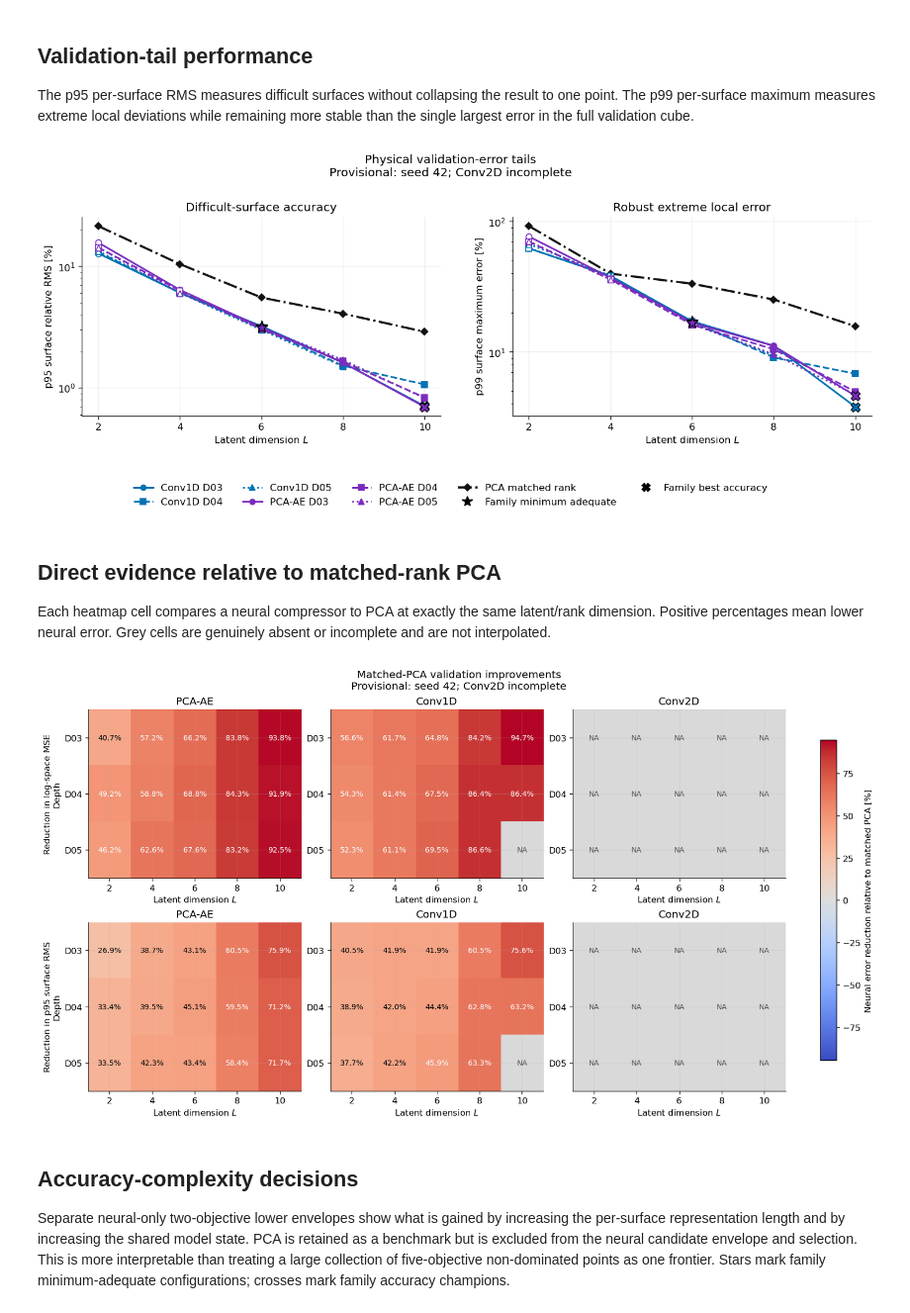
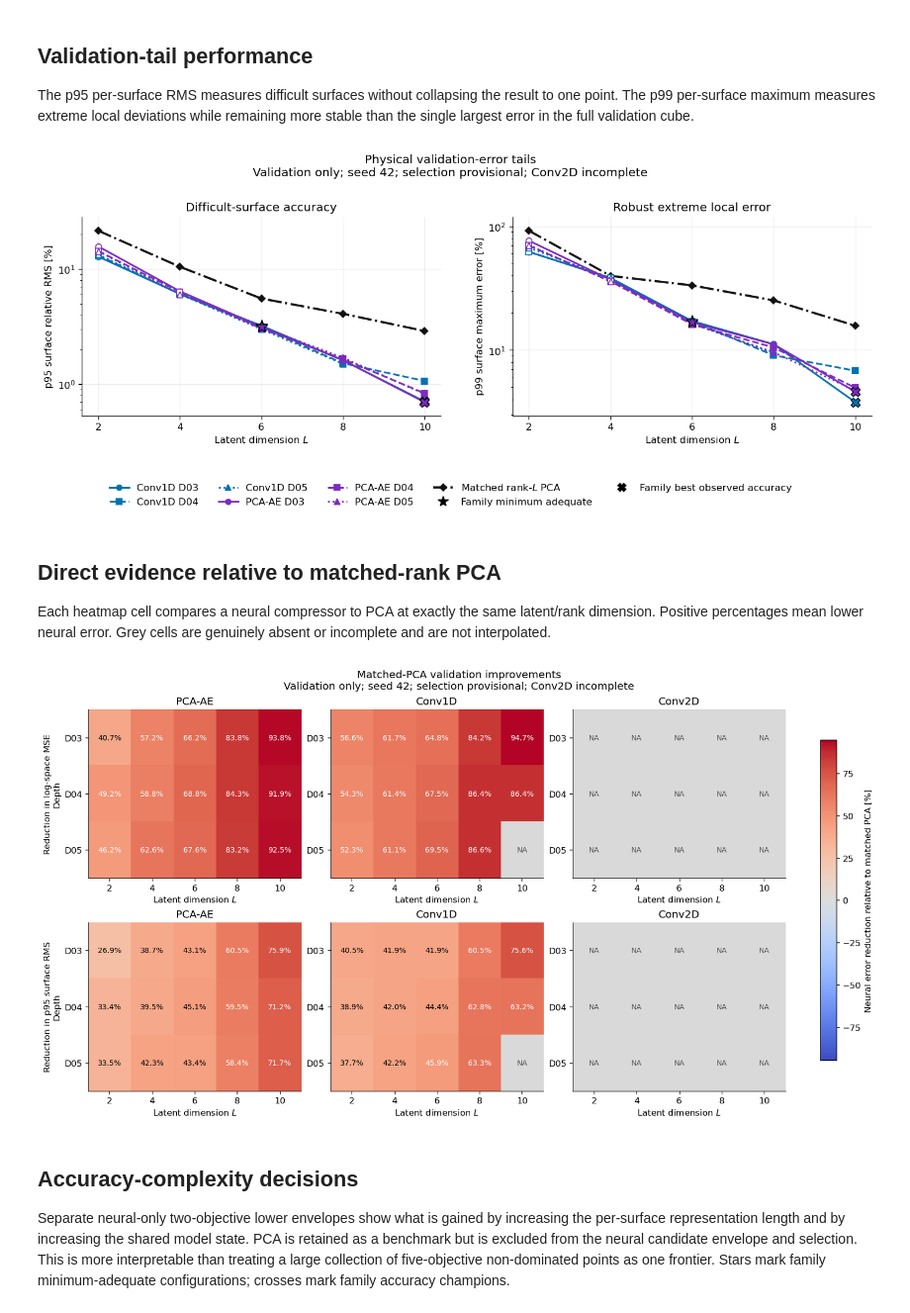
Before and after one commit to CosmoCloudZhang/IAFlowCloud, a Jupyter notebook: Notebooks/NLA/ModelSelection.ipynb, the cells around one changed output. Shown at 99% size. Cells and saved outputs as stored; diff of their text form; code cells hidden in the pictures.

```diff
--- a/Notebooks/NLA/ModelSelection.ipynb
+++ b/Notebooks/NLA/ModelSelection.ipynb
@@ -228,7 +212,7 @@ def save_figure(
     filename: str,
 ) -> Path:
     """
-    Atomically save and display one conclusion figure.
+    Save and display one model-selection conclusion figure.
 
     Arguments:
         figure (matplotlib.figure.Figure):
@@ -240,14 +224,13 @@ def save_figure(
         path (pathlib.Path):
             Saved non-empty PDF path.
     """
-    path = FIGURE_DIRECTORY / filename
-    temporary = path.with_name(f".{path.name}.tmp")
-    figure.savefig(temporary, format="pdf", bbox_inches="tight")
-    temporary.replace(path)
+    path = save_validation_figure(
+        figure,
+        FIGURE_DIRECTORY / filename,
+        creator="ModelSelection.ipynb",
+    )
     display(figure)
     plt.close(figure)
-    if not path.is_file() or path.stat().st_size == 0:
-        raise RuntimeError(f"Figure was not written: {path}")
     return path
 
 
@@ -991,44 +871,50 @@ overall_figure_path = save_figure(figure, "Overall_Validation_Performance.pdf")
 
 The p95 per-surface RMS measures difficult surfaces without collapsing the result to one point. The p99 per-surface maximum measures extreme local deviations while remaining more stable than the single largest error in the full validation cube.
 # %%
-figure, axes = plt.subplots(1, 2, figsize=(12.4, 5.2))
-plot_metric_panel(
-    axes[0],
-    "surface_relative_rmse_p95",
-    scale=100.0,
-    ylabel="p95 surface relative RMS [%]",
-)
-plot_metric_panel(
-    axes[1],
-    "surface_relative_maximum_p99",
-    scale=100.0,
-    ylabel="p99 surface maximum error [%]",
-)
-axes[0].set_title("Difficult-surface accuracy")
-axes[1].set_title("Robust extreme local error")
+figure, axes = plt.subplots(1, 2, figsize=FIGURE_SIZES["summary"])
+for axis, metric_name in zip(
+    axes,
+    ("surface_relative_rmse_p95", "surface_relative_maximum_p99"),
+    strict=True,
+):
+    presentation = METRIC_PRESENTATION[metric_name]
+    scale = float(presentation["scale"])
+    plot_validation_metric_panel(
+        axis,
+        aggregated_results,
+        pca_rows,
+        LATENT_DIMENSIONS,
+        metric_name,
+        minimum_adequate_cell_ids=compact_cell_ids,
+        best_accuracy_cell_ids=accuracy_cell_ids,
+        scale=scale,
+        ylabel=str(presentation["ylabel"]),
+        y_limits=pooled_metric_limits(metric_name, scale),
+    )
+    axis.set_title(str(presentation["title"]))
 handles, labels = axes[1].get_legend_handles_labels()
 figure.legend(
     [*handles, *selection_handles],
     [*labels, *(handle.get_label() for handle in selection_handles)],
     loc="lower center",
     bbox_to_anchor=(0.5, 0.01),
     ncol=5,
 )
 figure.suptitle(
     "Physical validation-error tails\n"
-    "Provisional: seed 42; Conv2D incomplete",
+    "Validation only; seed 42; selection provisional; Conv2D incomplete",
     y=0.99,
 )
 figure.subplots_adjust(
     left=0.08,
     right=0.98,
     bottom=0.28,
     top=0.82,
     wspace=0.20,
 )
 tail_figure_path = save_figure(figure, "Tail_Validation_Performance.pdf")
 # %% [output]
-[figure, old version]
+[figure, new version]
 # %% [markdown]
 ## Direct evidence relative to matched-rank PCA
 
@@ -1066,6 +952,7 @@ for row_index, (metric_name, row_title) in enumerate(reduction_metrics):
                 "fractional_error_reduction"
             ][metric_name]
         image = axis.imshow(matrix, cmap=cmap, norm=normalization, aspect="auto")
+        axis.grid(False)
         axis.set_xticks(range(len(LATENT_DIMENSIONS)), LATENT_DIMENSIONS)
         axis.set_yticks(
             range(len(DEPTHS)),
@@ -1099,11 +986,11 @@ figure.colorbar(
 )
 figure.suptitle(
     "Matched-PCA validation improvements\n"
-    "Provisional: seed 42; Conv2D incomplete"
+    "Validation only; seed 42; selection provisional; Conv2D incomplete"
 )
 reduction_figure_path = save_figure(figure, "Matched_PCA_Error_Reduction.pdf")
 # %% [output]
-[figure, old version]
+[figure, new version]
 # %% [markdown]
 ## Accuracy-complexity decisions
 
```
Also changed, not shown: parts of 3 cells of this notebook, 3 other files.
